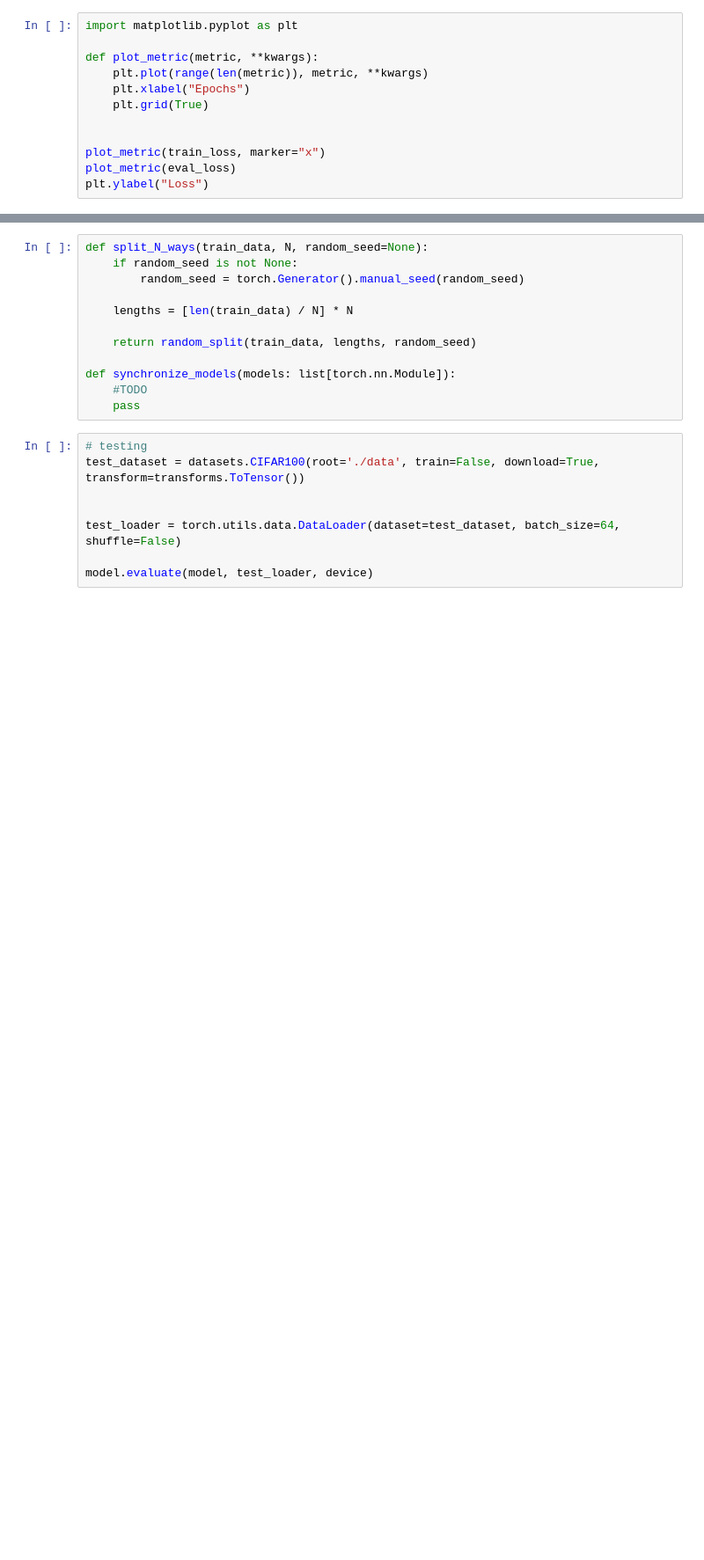
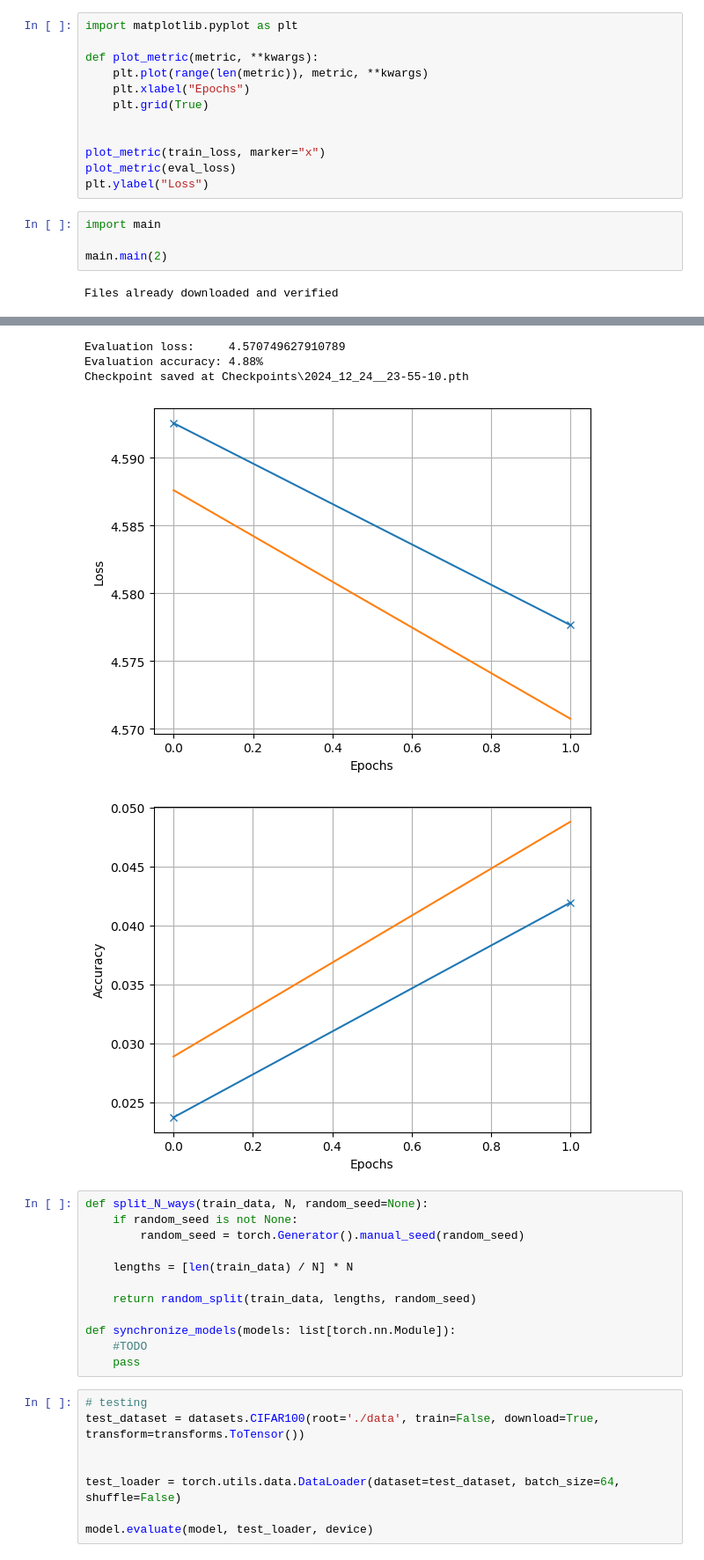
Before and after one commit to maxi-fr/distributed-learning, a Jupyter notebook: test_notebook.ipynb, the cells around one changed output, grey strips where cells are left out. Shown at 88% size. Cells and saved outputs as stored; diff of their text form; blank space fills up the shorter version.

```diff
--- a/test_notebook.ipynb
+++ b/test_notebook.ipynb
@@ -64,3 +96,9 @@ def plot_metric(metric, **kwargs):
 plot_metric(train_loss, marker="x")
 plot_metric(eval_loss)
 plt.ylabel("Loss")
+# %%
+import main
+
+main.main(2)
+# %% [output]
+Files already downloaded and verified
@@ -67,3 +107,8 @@ plt.ylabel("Loss")
+Evaluation loss:     4.570749627910789
+Evaluation accuracy: 4.88%
+Checkpoint saved at Checkpoints\2024_12_24__23-55-10.pth
+[figure, added]
+[figure, added]
 # %%
 def split_N_ways(train_data, N, random_seed=None):
     if random_seed is not None:
```
Also changed, not shown: parts of 5 cells of this notebook, 2 other files.
